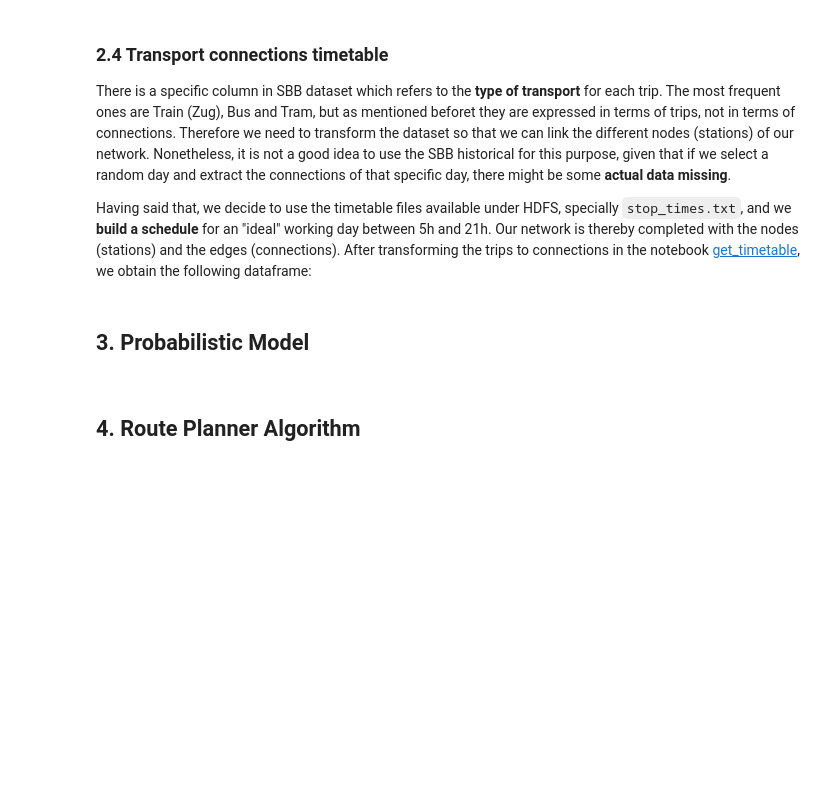
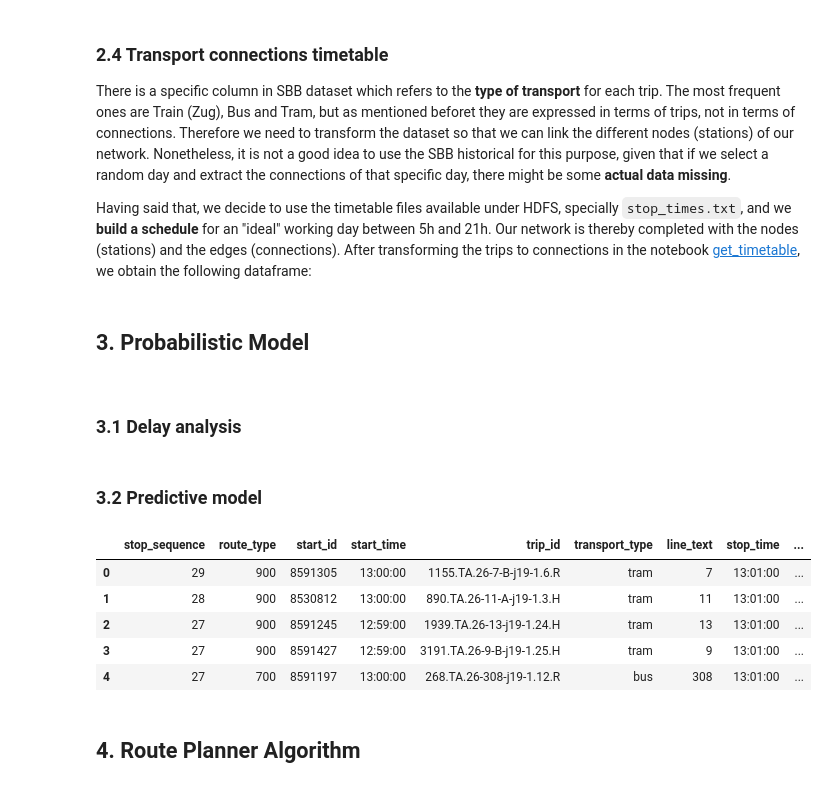
Before and after one commit to guarin/journey_planner, a Jupyter notebook: notebooks/final_notebook.ipynb, the cells around one changed output. Cells and saved outputs as stored; diff of their text form; code cells hidden in the pictures; blank space fills up the shorter version.

Commit message:
working on part 3

```diff
--- a/notebooks/final_notebook.ipynb
+++ b/notebooks/final_notebook.ipynb
@@ -78,6 +82,20 @@ Having said that, we decide to use the timetable files available under HDFS, spe
 ## 3. Probabilistic Model
 
 <a id = 'probability'></a>
+# %% [markdown]
+### 3.1 Delay analysis
+# %% [markdown]
+### 3.2 Predictive model
+# %%
+connections = read_csv('/user/datavirus/connections.csv',parts=1)
+connections.head()
+# %% [output]
+|  | stop_sequence | route_type | start_id | start_time | trip_id | transport_type | line_text | stop_time | ... |
+| 0 | 29 | 900 | 8591305 | 13:00:00 | 1155.TA.26-7-B-j19-1.6.R | tram | 7 | 13:01:00 | ... |
+| 1 | 28 | 900 | 8530812 | 13:00:00 | 890.TA.26-11-A-j19-1.3.H | tram | 11 | 13:01:00 | ... |
+| 2 | 27 | 900 | 8591245 | 12:59:00 | 1939.TA.26-13-j19-1.24.H | tram | 13 | 13:01:00 | ... |
+| 3 | 27 | 900 | 8591427 | 12:59:00 | 3191.TA.26-9-B-j19-1.25.H | tram | 9 | 13:01:00 | ... |
+| 4 | 27 | 700 | 8591197 | 13:00:00 | 268.TA.26-308-j19-1.12.R | bus | 308 | 13:01:00 | ... |
 # %% [markdown]
 ## 4. Route Planner Algorithm
 
```
Also changed, not shown: parts of 2 cells of this notebook, 2 other files.
